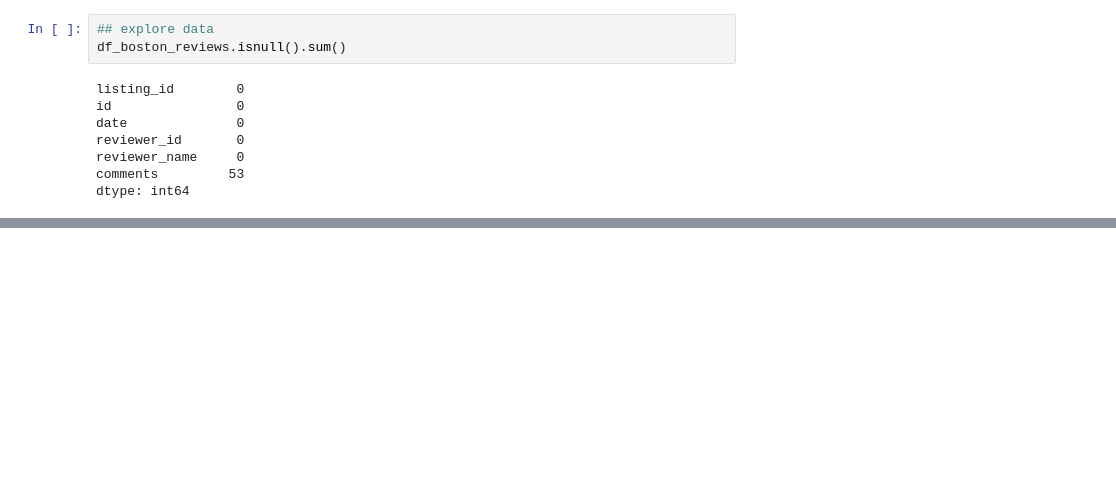
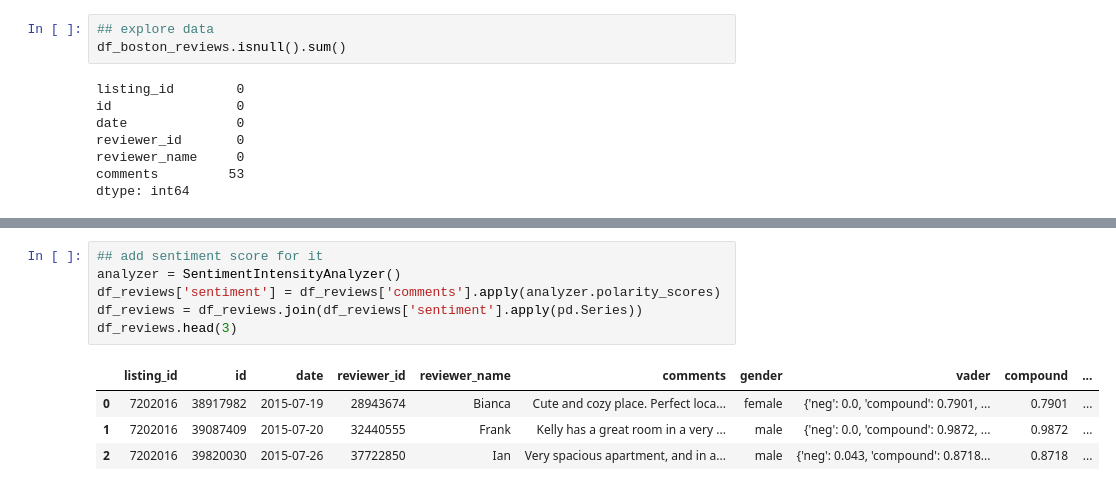
Before and after one commit to kylechenoO/airbnb, a Jupyter notebook: airbnb.ipynb, the cells around one changed output, grey strips where cells are left out. Drawn from its saved outputs; the diff is of its cells as text; blank space fills up the shorter version.

```diff
--- a/airbnb.ipynb
+++ b/airbnb.ipynb
@@ -1013,0 +980,11 @@ Name: comments, Length: 68275, dtype: object
+# %%
+## add sentiment score for it
+analyzer = SentimentIntensityAnalyzer()
+df_reviews['sentiment'] = df_reviews['comments'].apply(analyzer.polarity_scores)
+df_reviews = df_reviews.join(df_reviews['sentiment'].apply(pd.Series))
+df_reviews.head(3)
+# %% [output]
+|  | listing_id | id | date | reviewer_id | reviewer_name | comments | gender | vader | compound | ... |
+| 0 | 7202016 | 38917982 | 2015-07-19 | 28943674 | Bianca | Cute and cozy place. Perfect loca... | female | {'neg': 0.0, 'compound': 0.7901, ... | 0.7901 | ... |
+| 1 | 7202016 | 39087409 | 2015-07-20 | 32440555 | Frank | Kelly has a great room in a very ... | male | {'neg': 0.0, 'compound': 0.9872, ... | 0.9872 | ... |
+| 2 | 7202016 | 39820030 | 2015-07-26 | 37722850 | Ian | Very spacious apartment, and in a... | male | {'neg': 0.043, 'compound': 0.8718... | 0.8718 | ... |
```
Also changed, not shown: parts of 14 cells of this notebook.
